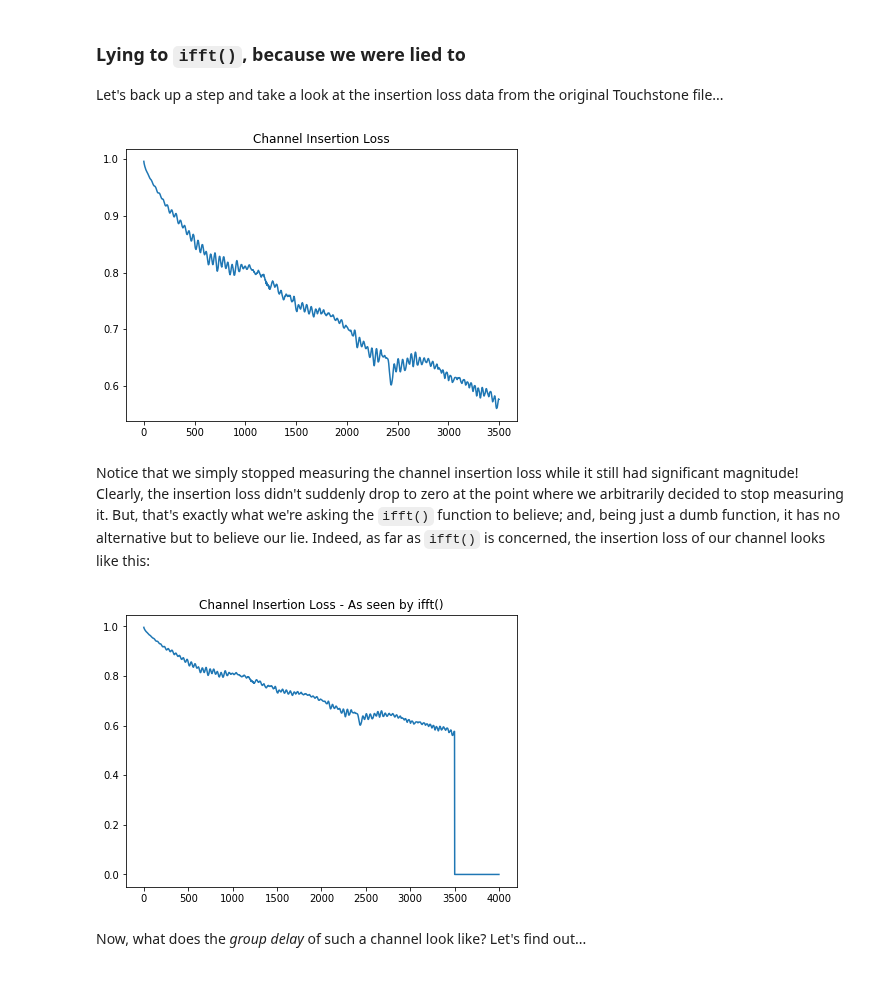
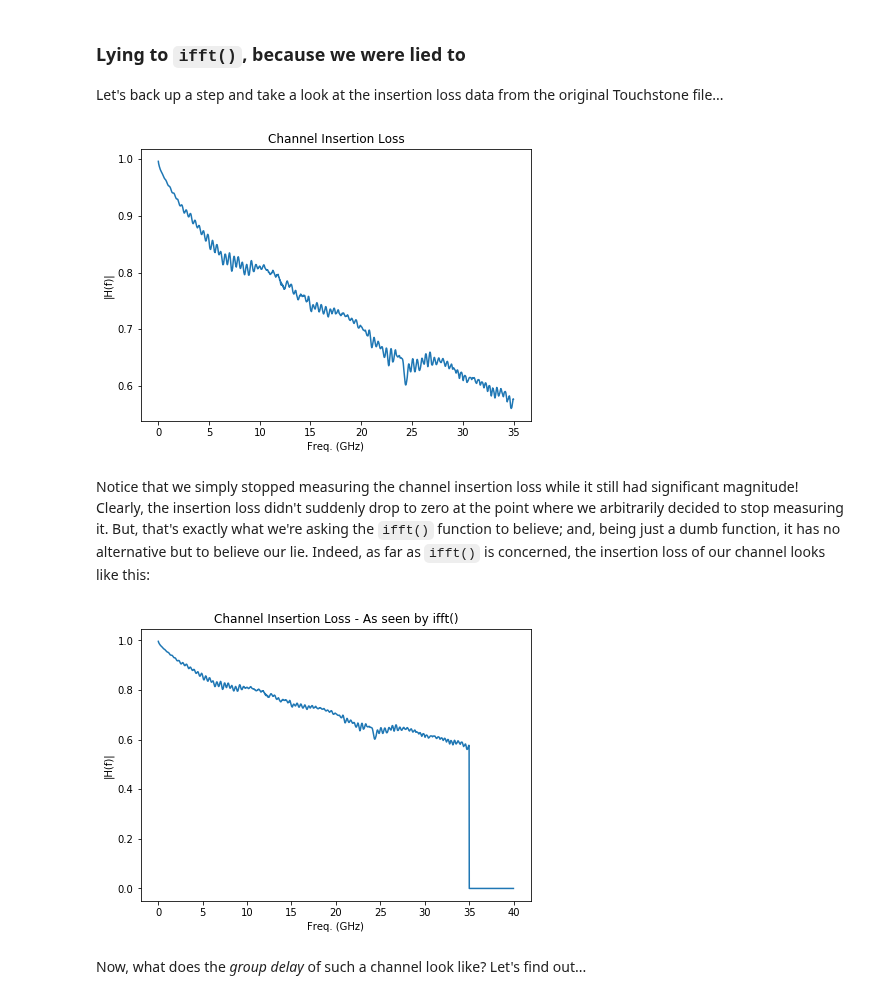
Before and after one commit to capn-freako/PyBERT, a Jupyter notebook: misc/scikit-rf/S-param_Explorer.ipynb, the cells around one changed output. Drawn from its saved outputs; the diff is of its cells as text; code cells hidden in the pictures.

```diff
--- a/misc/scikit-rf/S-param_Explorer.ipynb
+++ b/misc/scikit-rf/S-param_Explorer.ipynb
@@ -192,11 +198,15 @@ So, then, why the ripples in the impulse response?
 Let's back up a step and take a look at the insertion loss data from the original Touchstone file...
 # %%
 plt.figure(figsize=(7, 5))
-plt.plot(abs(s21.s[:, 0, 0]))
+plt.plot(f / 1e9, abs(s21.s[:, 0, 0][:-1]))
+#plt.semilogx(f / 1e9, 20 * np.log10(abs(s21.s[:, 0, 0][:-1])))
 plt.title("Channel Insertion Loss")
+plt.xlabel("Freq. (GHz)")
+plt.ylabel("|H(f)|")
+#plt.grid()
 plt.show()
 # %% [output]
-[figure, old version]
+[figure, new version]
 # %% [markdown]
 Notice that we simply stopped measuring the channel insertion loss while it still had significant magnitude!
 Clearly, the insertion loss didn't suddenly drop to zero at the point where we arbitrarily decided to stop measuring it.
@@ -205,11 +215,13 @@ Indeed, as far as `ifft()` is concerned, the insertion loss of our channel looks
 # %%
 Hlie = np.concatenate((s21.s[:, 0, 0], np.zeros(500)))
 plt.figure(figsize=(7, 5))
-plt.plot(abs(Hlie))
+plt.plot(np.append(f, np.array([f[-1] + f[0] * (n+1) for n in range(500)])) / 1e9, abs(Hlie)[:-1])
 plt.title("Channel Insertion Loss - As seen by ifft()")
+plt.xlabel("Freq. (GHz)")
+plt.ylabel("|H(f)|")
 plt.show()
 # %% [output]
-[figure, old version]
+[figure, new version]
 # %% [markdown]
 Now, what does the *group delay* of such a channel look like?
 Let's find out...
```
Also changed, not shown: parts of 7 cells of this notebook, 2 other files.
